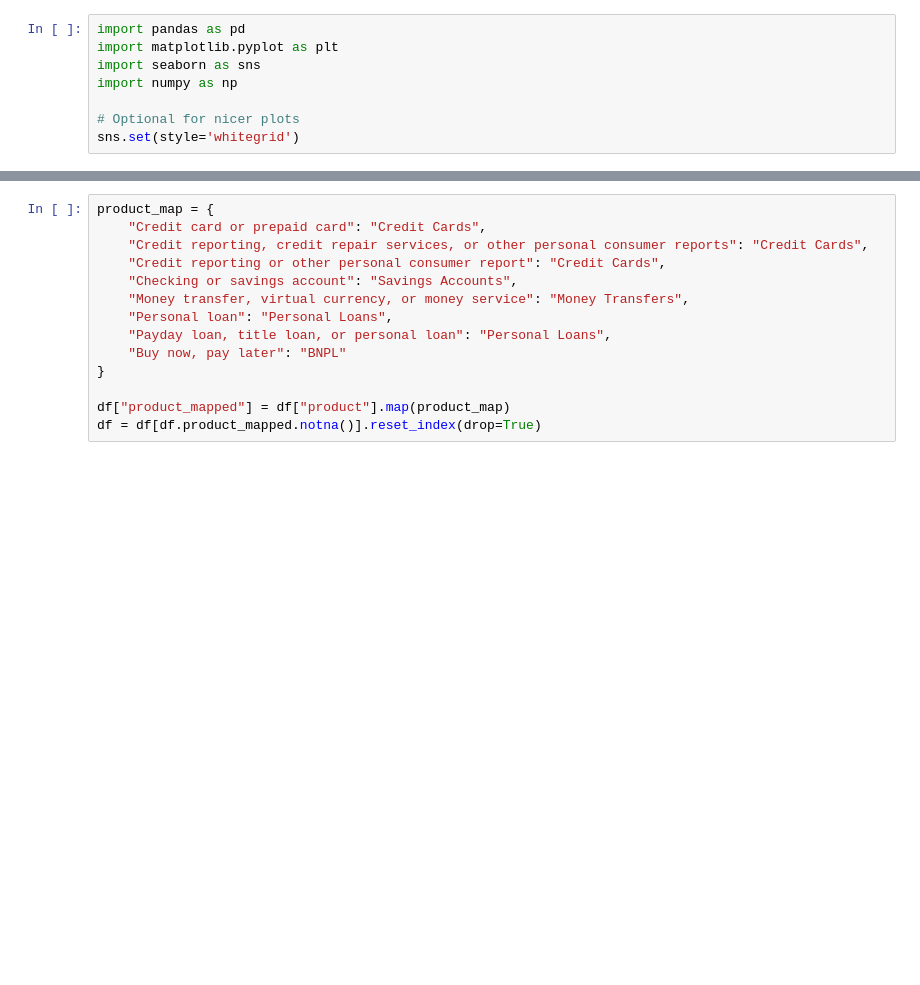
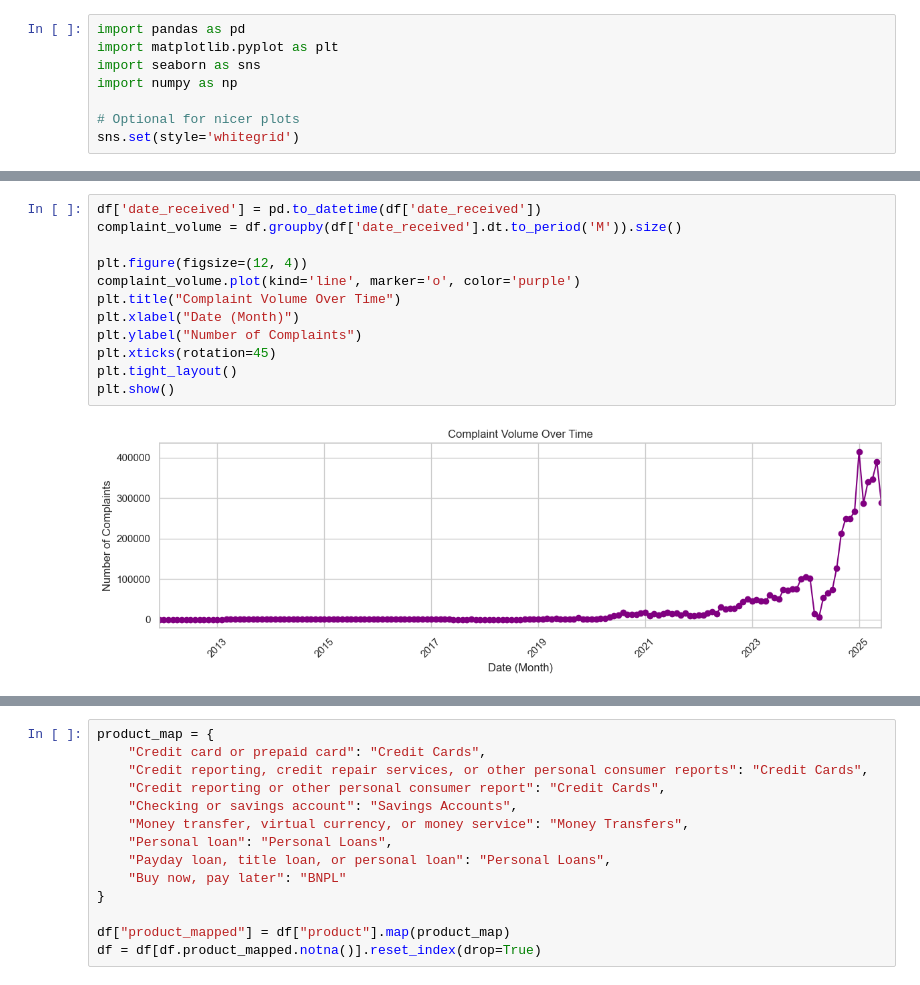
Before and after one commit to Selamawit-Alemu/complaint-insightbot, a Jupyter notebook: notebooks/eda.ipynb, the cells around one changed output, grey strips where cells are left out. Cells and saved outputs as stored; diff of their text form; blank space fills up the shorter version.

```diff
--- a/notebooks/eda.ipynb
+++ b/notebooks/eda.ipynb
@@ -41,3 +52,17 @@ Name: count, dtype: int64
+# %%
+df['date_received'] = pd.to_datetime(df['date_received'])
+complaint_volume = df.groupby(df['date_received'].dt.to_period('M')).size()
+
+plt.figure(figsize=(12, 4))
+complaint_volume.plot(kind='line', marker='o', color='purple')
+plt.title("Complaint Volume Over Time")
+plt.xlabel("Date (Month)")
+plt.ylabel("Number of Complaints")
+plt.xticks(rotation=45)
+plt.tight_layout()
+plt.show()
+# %% [output]
+[figure, added]
 # %%
 # Drop missing narratives
 df = df[df.consumer_complaint_narrative.notna()].reset_index(drop=True)
```
Also changed, not shown: parts of 7 cells of this notebook, 8 other files.
